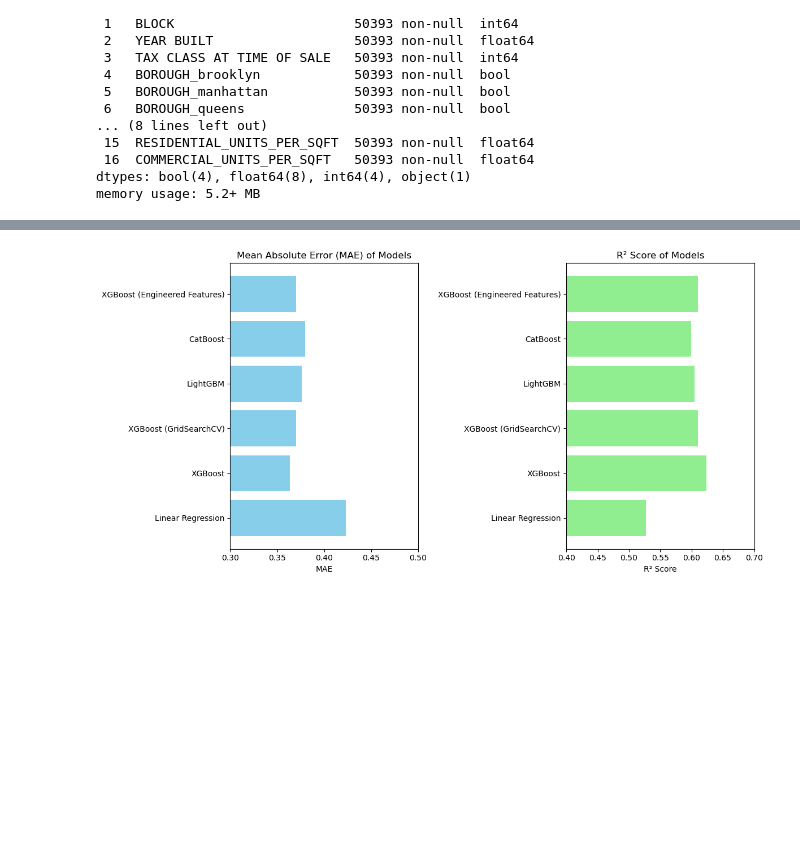
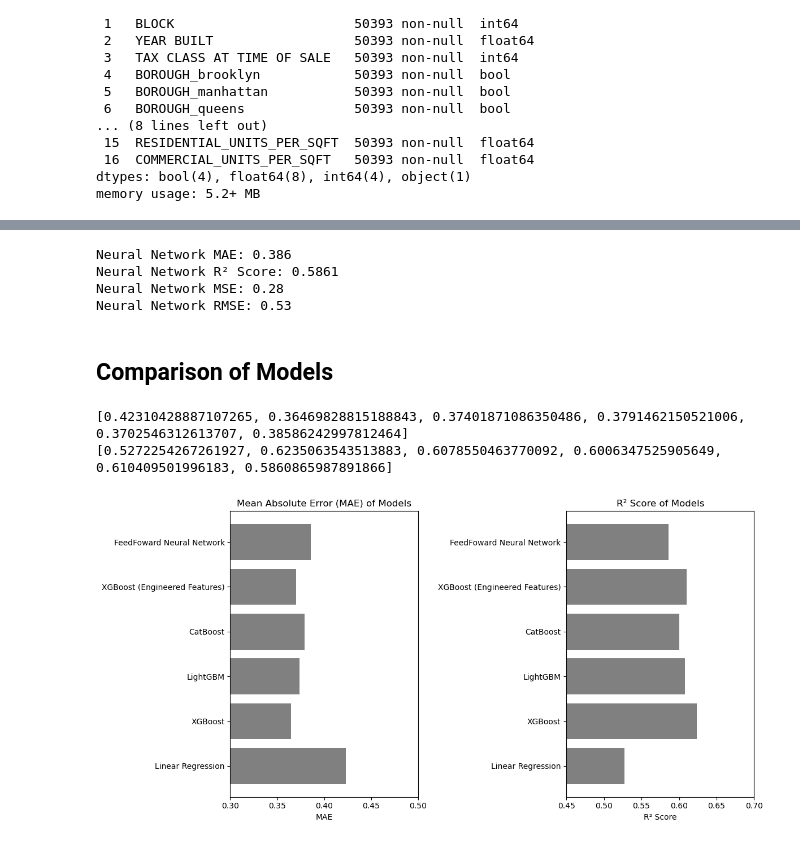
Before and after one commit to LuigiPampanin01/-Default-of-Credit-Card-Clients, a Jupyter notebook: analysis_dataset.ipynb, the cells around one changed output, grey strips where cells are left out. Cells and saved outputs as stored; diff of their text form; code cells hidden in the pictures; blank space fills up the shorter version.

```diff
--- a/analysis_dataset.ipynb
+++ b/analysis_dataset.ipynb
@@ -693,0 +822,13 @@ XGBoost R² Score: 0.6104
+# %%
+X_train.fillna(X_train.mean(), inplace=True)
+X_test.fillna(X_test.mean(), inplace=True)
+print(f"Any inf values in X_train after replacement: {np.any(np.isinf(X_train))}")
+print(f"Any NaN values in X_train after replacement: {np.any(np.isnan(X_train))}")
+print(f"Any inf values in X_test after replacement: {np.any(np.isinf(X_test))}")
+print(f"Any NaN values in X_test after replacement: {np.any(np.isnan(X_test))}")
+
+# Check for any extremely large values
+max_train_value = X_train.max().max()
+max_test_value = X_test.max().max()
+print(f"Max value in X_train: {max_train_value}")
+print(f"Max value in X_test: {max_test_value}")
@@ -694,27 +947,51 @@ XGBoost R² Score: 0.6104
+# %%
+mae_NN = mean_absolute_error(y_test, model(X_test_tensor).detach().numpy())
+r2_NN = r2_score(y_test, model(X_test_tensor).detach().numpy())
+mse_NN = mean_squared_error(y_test, model(X_test_tensor).detach().numpy())
+rmse_NN = mean_squared_error(y_test, model(X_test_tensor).detach().numpy(), squared=False)
+
+print(f"Neural Network MAE: {mae_NN:.3f}")
+print(f"Neural Network R² Score: {r2_NN:.4f}")
+print(f"Neural Network MSE: {mse_NN:.2f}")
+print(f"Neural Network RMSE: {rmse_NN:.2f}")
+# %% [output]
+Neural Network MAE: 0.386
+Neural Network R² Score: 0.5861
+Neural Network MSE: 0.28
+Neural Network RMSE: 0.53
+# %% [markdown]
+## Comparison of Models ##
 # %%
 import matplotlib.pyplot as plt
 
-# Define model names and their corresponding MAE and R² scores
-model_names = ["Linear Regression","XGBoost", "XGBoost (GridSearchCV)", "LightGBM", "CatBoost", "XGBoost (Engineered Features)"]
-mae_scores = [mae_lr, mae_xgb, mae_xgb_fe, mae_lgb, mae_cat, mae_xgb_fe]
-r2_scores = [r2_lr, r2_xgb, r2_xgb_fe, r2_lgb, r2_cat, r2_xgb_fe]
+# Define model names and their corresponding MAE, R², MSE, and RMSE scores
+model_names = ["Linear Regression", "XGBoost", "LightGBM", "CatBoost", "XGBoost (Engineered Features)", "FeedFoward Neural Network"]
+mae_scores = [mae_lr, mae_xgb, mae_lgb, mae_cat, mae_xgb_fe, mae_NN]
+r2_scores = [r2_lr, r2_xgb, r2_lgb, r2_cat, r2_xgb_fe, r2_NN]
+mse_scores = [mse_lr, mse_xgb, mse_lgb, mse_cat, mse_xgb_fe, mse_NN]
+rmse_scores = [rmse_lr, rmse_xgb, mse_xgb_fe, mse_lgb, mse_cat, mse_xgb_fe, mse_NN]
+
+print(mae_scores)
+print(r2_scores)
 
 # Plot MAE scores
 plt.figure(figsize=(12, 6))
 plt.subplot(1, 2, 1)
-plt.barh(model_names, mae_scores, color='skyblue')
+plt.barh(model_names, mae_scores, color='gray')
 plt.xlabel("MAE")
-plt.xlim([0.3, 0.5])
+plt.xlim(0.3, 0.5)
 plt.title("Mean Absolute Error (MAE) of Models")
 
 # Plot R² scores
 plt.subplot(1, 2, 2)
-plt.barh(model_names, r2_scores, color='lightgreen')
+plt.barh(model_names, r2_scores, color='gray')
+plt.xlim(0.45, 0.7)
 plt.xlabel("R² Score")
-plt.xlim([0.4, 0.7])
 plt.title("R² Score of Models")
 
 plt.tight_layout()
 plt.show()
 # %% [output]
+[0.42310428887107265, 0.36469828815188843, 0.37401871086350486, 0.3791462150521006, 0.3702546312613707, 0.38586242997812464]
+[0.5272254267261927, 0.6235063543513883, 0.6078550463770092, 0.6006347525905649, 0.610409501996183, 0.5860865987891866]
-[figure, old version]
+[figure, new version]
```
Also changed, not shown: parts of 23 cells of this notebook, 8 other files.
